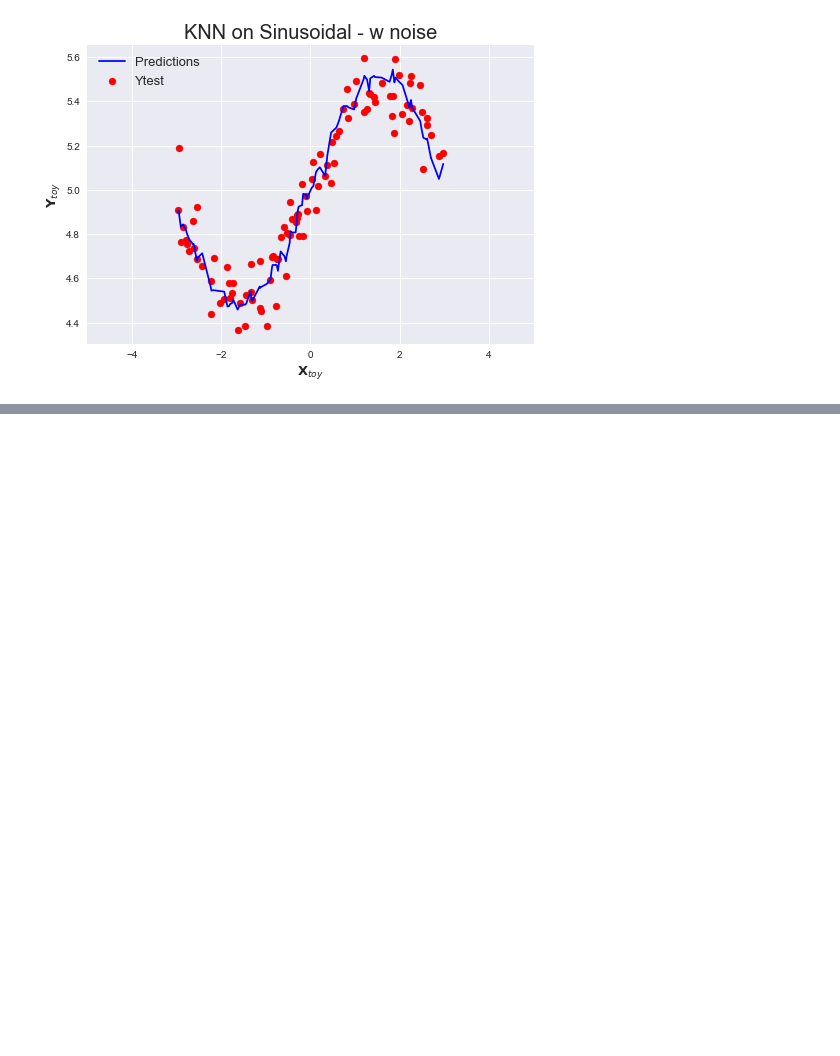
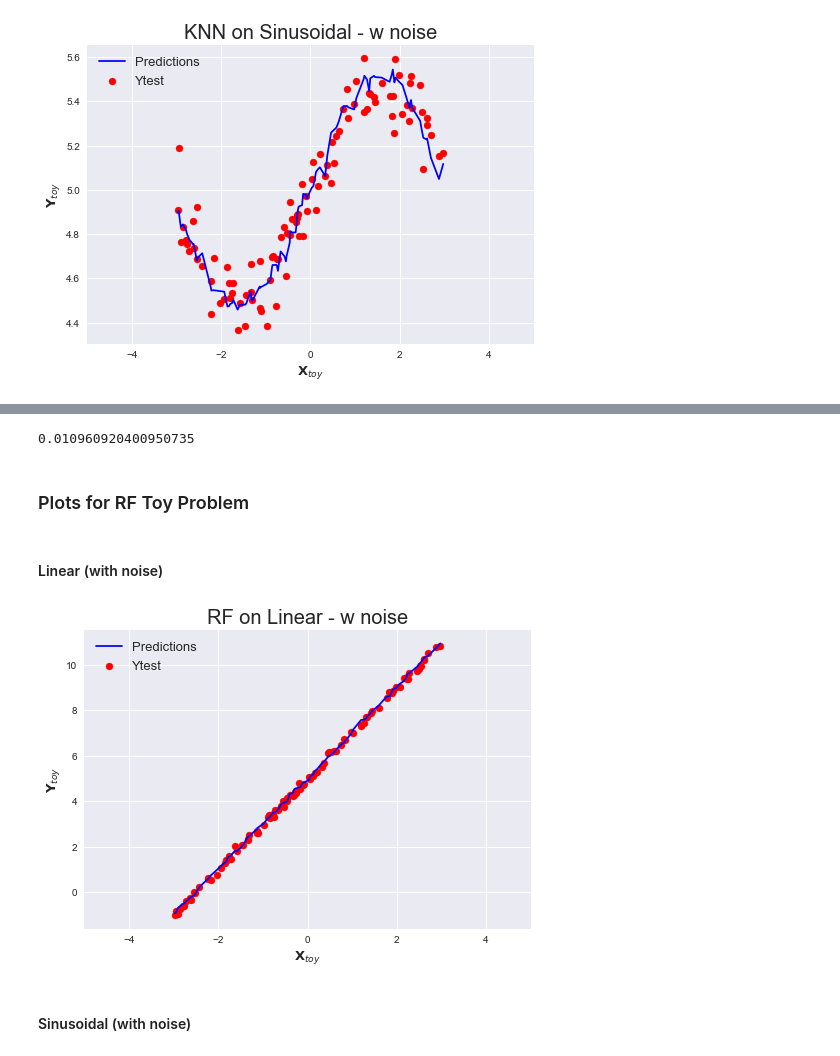
Before and after one commit to JohDonald/SARCOS-problem, a Jupyter notebook: SARCOS_Problem.ipynb, the cells around one changed output, grey strips where cells are left out. Cells and saved outputs as stored; diff of their text form; code cells hidden in the pictures; blank space fills up the shorter version.

```diff
--- a/SARCOS_Problem.ipynb
+++ b/SARCOS_Problem.ipynb
@@ -299,0 +418,8 @@ plt.show()
+# %%
+idx_rf =round(0.6*xt.shape[0])
+xt_rf = xt[:idx_rf]
+yt_rf = yt[:idx_rf]
+
+model_RF = Random_Forest()
+rf = model_RF.RF(xt_rf,yt_rf,10,10,100, 1000)
+predictions_rf = model_RF.predict(rf, xtst)
@@ -299,0 +434,4 @@ plt.show()
+# %%
+model_RF_t_lin = Random_Forest()
+rf_t_lin = model_RF_t_lin.RF(x_Toy, y_Toy, 100, 10, 40, 500)
+predictions_rf_t_lin = model_RF.predict(rf_t_lin, x_Toy_test)
@@ -299,0 +448,27 @@ plt.show()
+# %%
+calc_mse(predictions_rf_t_sin, ysin_Toy_test)
+# %% [output]
+0.010960920400950735
+# %% [markdown]
+### Plots for RF Toy Problem
+# %% [markdown]
+#### Linear (with noise)
+# %%
+predictions_rf_t_lin_ = predictions_rf_t_lin[np.argsort(x_Toy_test)]
+# %%
+plt.style.use('seaborn')
+plt.plot(x_Toy_test_, predictions_rf_t_lin_, color = 'b', label='Predictions')
+plt.scatter(x_Toy_test_, y_Toy_test_, color = 'r', label='Ytest')
+plt.legend(prop={'size': 13})
+plt.title('RF on Linear - w noise', fontsize=20)
+plt.xlim(-5,5)
+
+plt.xlabel('$\mathbf{X}_{toy}$', size = 13)
+plt.ylabel('$\mathbf{Y}_{toy}$', size = 13)
+
+
+plt.show()
+# %% [output]
+[figure, added]
+# %% [markdown]
+#### Sinusoidal (with noise)
```
Also changed, not shown: parts of 10 cells of this notebook.
